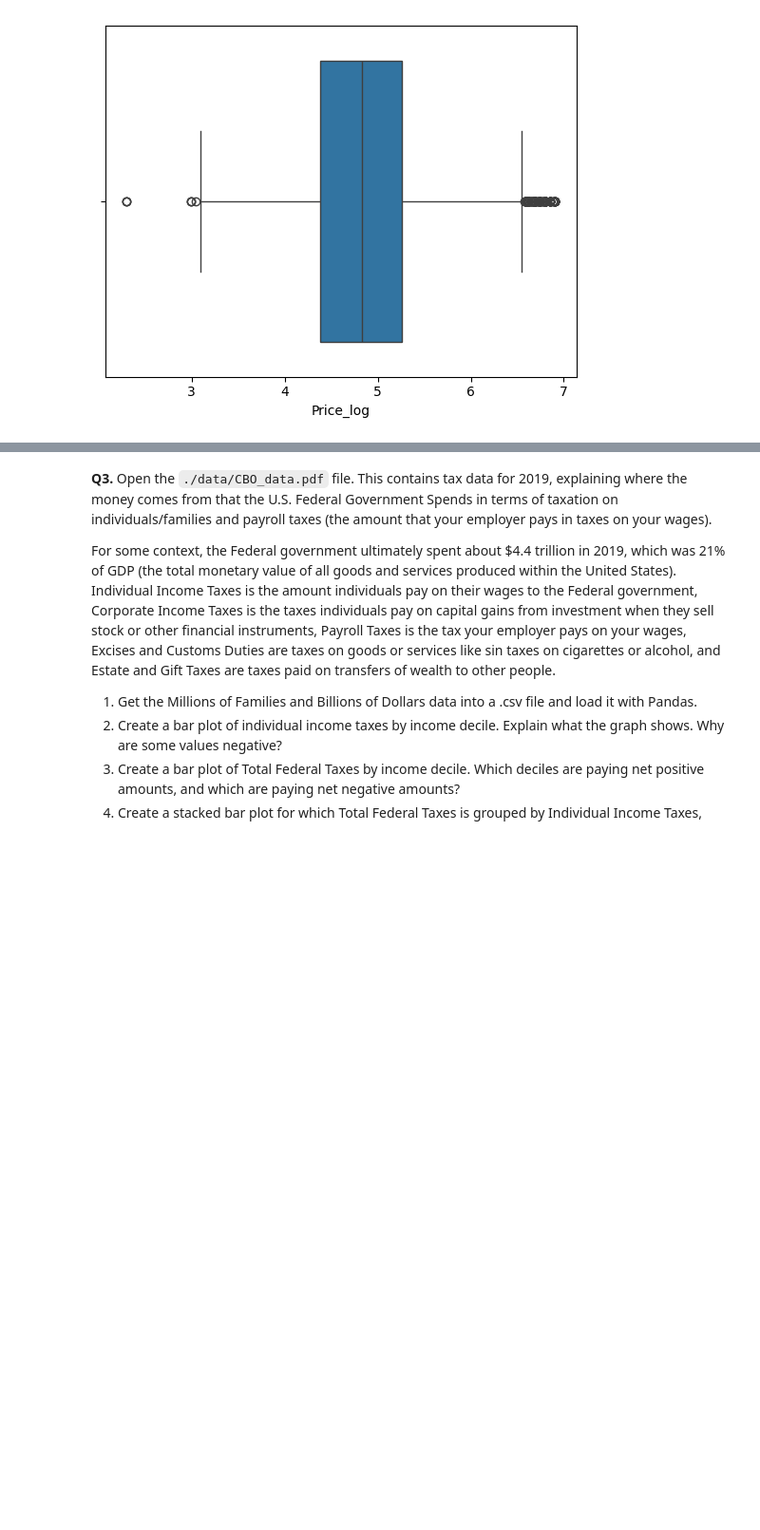
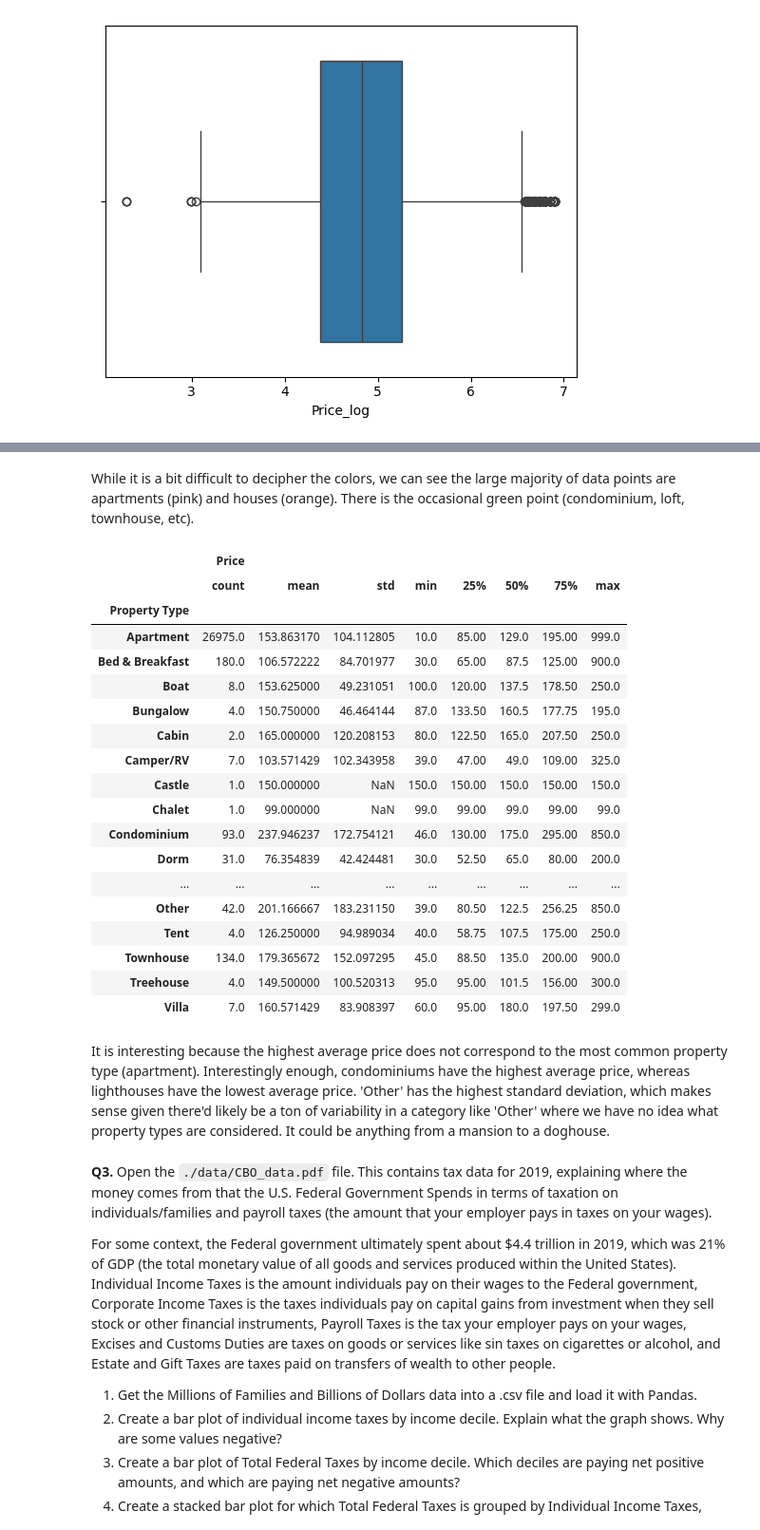
Before and after one commit to gffiveash/Visualization, a Jupyter notebook: assignment/assignment.ipynb, the cells around one changed output, grey strips where cells are left out. Shown: that part at 95% size. Cells and saved outputs as stored; diff of their text form; code cells hidden in the pictures; blank space fills up the shorter version.

```diff
--- a/assignment/assignment.ipynb
+++ b/assignment/assignment.ipynb
@@ -162,3 +239,31 @@ sns.boxplot(data=df,x='Price_log')
+# %% [markdown]
+While it is a bit difficult to decipher the colors, we can see the large majority of data points are apartments (pink) and houses (orange). There is the occasional green point (condominium, loft, townhouse, etc).
+# %%
+var='Price'
+group='Property Type'
+df.loc[:,[group,var]].groupby(group).describe()
+# %% [output]
+|  | Price |  |  |  |  |  |  |  |
+|  | count | mean | std | min | 25% | 50% | 75% | max |
+| Property Type |  |  |  |  |  |  |  |  |
+| Apartment | 26975.0 | 153.863170 | 104.112805 | 10.0 | 85.00 | 129.0 | 195.00 | 999.0 |
+| Bed & Breakfast | 180.0 | 106.572222 | 84.701977 | 30.0 | 65.00 | 87.5 | 125.00 | 900.0 |
+| Boat | 8.0 | 153.625000 | 49.231051 | 100.0 | 120.00 | 137.5 | 178.50 | 250.0 |
+| Bungalow | 4.0 | 150.750000 | 46.464144 | 87.0 | 133.50 | 160.5 | 177.75 | 195.0 |
+| Cabin | 2.0 | 165.000000 | 120.208153 | 80.0 | 122.50 | 165.0 | 207.50 | 250.0 |
+| Camper/RV | 7.0 | 103.571429 | 102.343958 | 39.0 | 47.00 | 49.0 | 109.00 | 325.0 |
+| Castle | 1.0 | 150.000000 | NaN | 150.0 | 150.00 | 150.0 | 150.00 | 150.0 |
+| Chalet | 1.0 | 99.000000 | NaN | 99.0 | 99.00 | 99.0 | 99.00 | 99.0 |
+| Condominium | 93.0 | 237.946237 | 172.754121 | 46.0 | 130.00 | 175.0 | 295.00 | 850.0 |
+| Dorm | 31.0 | 76.354839 | 42.424481 | 30.0 | 52.50 | 65.0 | 80.00 | 200.0 |
+| ... | ... | ... | ... | ... | ... | ... | ... | ... |
+| Other | 42.0 | 201.166667 | 183.231150 | 39.0 | 80.50 | 122.5 | 256.25 | 850.0 |
+| Tent | 4.0 | 126.250000 | 94.989034 | 40.0 | 58.75 | 107.5 | 175.00 | 250.0 |
+| Townhouse | 134.0 | 179.365672 | 152.097295 | 45.0 | 88.50 | 135.0 | 200.00 | 900.0 |
+| Treehouse | 4.0 | 149.500000 | 100.520313 | 95.0 | 95.00 | 101.5 | 156.00 | 300.0 |
+| Villa | 7.0 | 160.571429 | 83.908397 | 60.0 | 95.00 | 180.0 | 197.50 | 299.0 |
+# %% [markdown]
+It is interesting because the highest average price does not correspond to the most common property type (apartment). Interestingly enough, condominiums have the highest average price, whereas lighthouses have the lowest average price. 'Other' has the highest standard deviation, which makes sense given there'd likely be a ton of variability in a category like 'Other' where we have no idea what property types are considered. It could be anything from a mansion to a doghouse.
 # %% [markdown]
 **Q3.** Open the `./data/CBO_data.pdf` file. This contains tax data for 2019, explaining where the money comes from that the U.S. Federal Government Spends in terms of taxation on individuals/families and payroll taxes (the amount that your employer pays in taxes on your wages).
 
```
Also changed, not shown: parts of 12 cells of this notebook.
